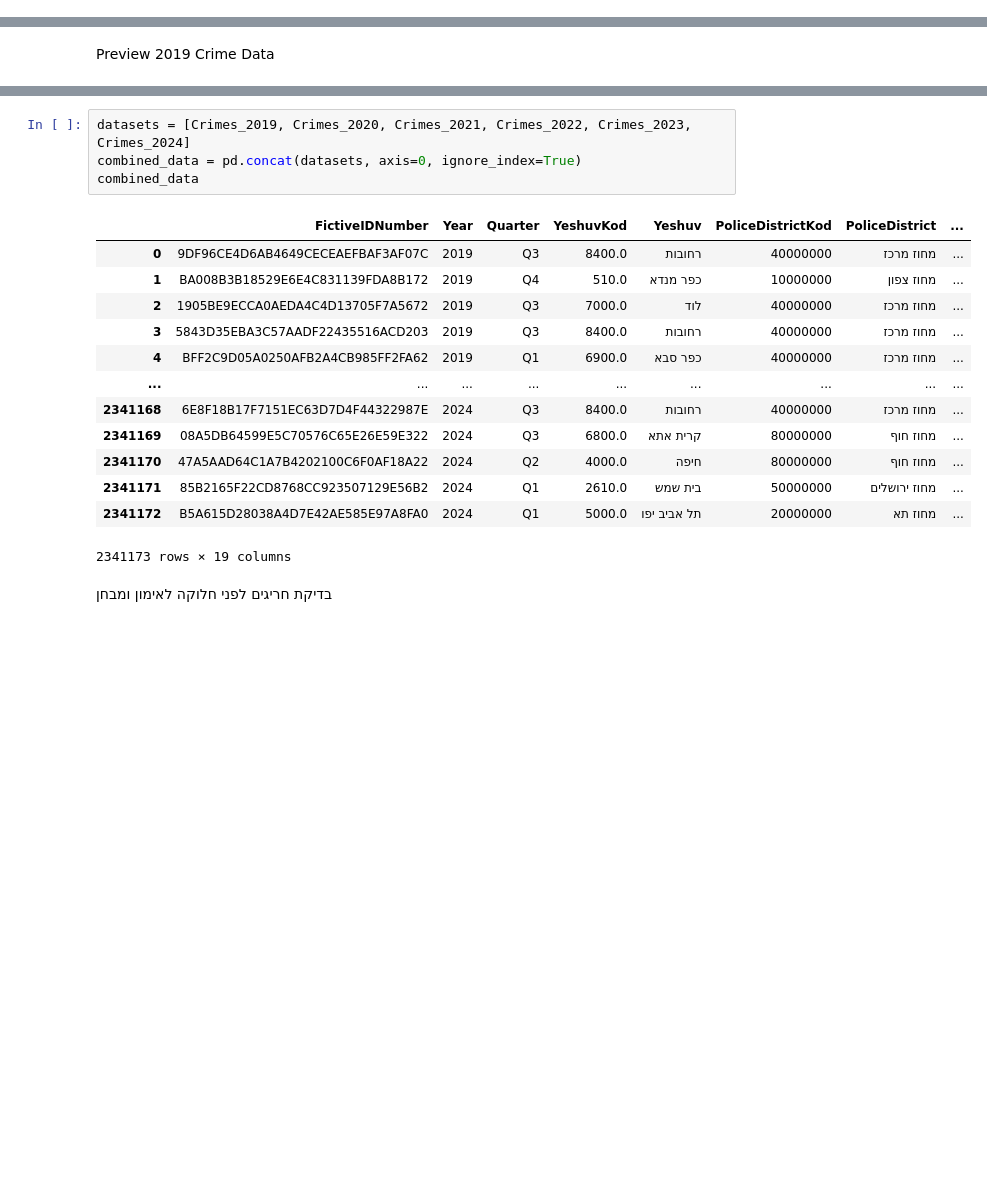
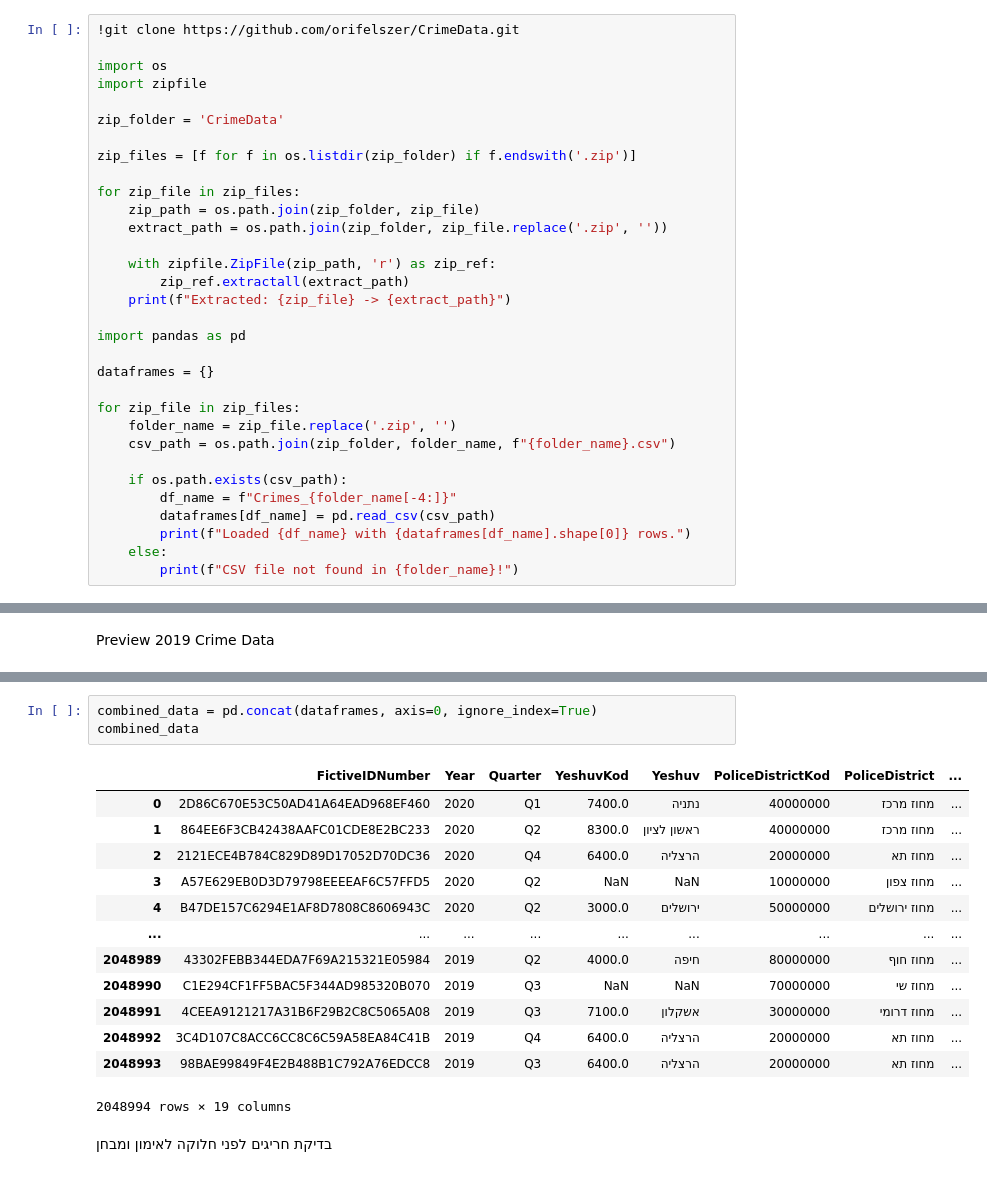
Before and after one commit to orifelszer/CrimeData, a Jupyter notebook: Preprocessing.ipynb, the cells around one changed output, grey strips where cells are left out. Cells and saved outputs as stored; diff of their text form; blank space fills up the shorter version.

```diff
--- a/Preprocessing.ipynb
+++ b/Preprocessing.ipynb
@@ -18,3 +18,35 @@ from sklearn.preprocessing import OneHotEncoder, LabelEncoder
 from sklearn.preprocessing import MinMaxScaler
 # %% [markdown]
 Define Paths to Crime Datasets (2019–2024)
+# %%
+!git clone https://github.com/orifelszer/CrimeData.git
+
+import os
+import zipfile
+
+zip_folder = 'CrimeData'
+
+zip_files = [f for f in os.listdir(zip_folder) if f.endswith('.zip')]
+
+for zip_file in zip_files:
+    zip_path = os.path.join(zip_folder, zip_file)
+    extract_path = os.path.join(zip_folder, zip_file.replace('.zip', ''))
+
+    with zipfile.ZipFile(zip_path, 'r') as zip_ref:
+        zip_ref.extractall(extract_path)
+    print(f"Extracted: {zip_file} -> {extract_path}")
+
+import pandas as pd
+
+dataframes = {}
+
+for zip_file in zip_files:
+    folder_name = zip_file.replace('.zip', '')
+    csv_path = os.path.join(zip_folder, folder_name, f"{folder_name}.csv")
+
+    if os.path.exists(csv_path):
+        df_name = f"Crimes_{folder_name[-4:]}"
+        dataframes[df_name] = pd.read_csv(csv_path)
+        print(f"Loaded {df_name} with {dataframes[df_name].shape[0]} rows.")
+    else:
+        print(f"CSV file not found in {folder_name}!")
@@ -46,23 +98,22 @@ Crimes_2019.head()
 | 3 | 5843D35EBA3C57AADF22435516ACD203 | 2019 | Q3 | 8400.0 | רחובות | 40000000 | מחוז מרכז | ... |
 | 4 | BFF2C9D05A0250AFB2A4CB985FF2FA62 | 2019 | Q1 | 6900.0 | כפר סבא | 40000000 | מחוז מרכז | ... |
 # %%
-datasets = [Crimes_2019, Crimes_2020, Crimes_2021, Crimes_2022, Crimes_2023, Crimes_2024]
-combined_data = pd.concat(datasets, axis=0, ignore_index=True)
+combined_data = pd.concat(dataframes, axis=0, ignore_index=True)
 combined_data
 # %% [output]
 |  | FictiveIDNumber | Year | Quarter | YeshuvKod | Yeshuv | PoliceDistrictKod | PoliceDistrict | ... |
-| 0 | 9DF96CE4D6AB4649CECEAEFBAF3AF07C | 2019 | Q3 | 8400.0 | רחובות | 40000000 | מחוז מרכז | ... |
-| 1 | BA008B3B18529E6E4C831139FDA8B172 | 2019 | Q4 | 510.0 | כפר מנדא | 10000000 | מחוז צפון | ... |
-| 2 | 1905BE9ECCA0AEDA4C4D13705F7A5672 | 2019 | Q3 | 7000.0 | לוד | 40000000 | מחוז מרכז | ... |
-| 3 | 5843D35EBA3C57AADF22435516ACD203 | 2019 | Q3 | 8400.0 | רחובות | 40000000 | מחוז מרכז | ... |
-| 4 | BFF2C9D05A0250AFB2A4CB985FF2FA62 | 2019 | Q1 | 6900.0 | כפר סבא | 40000000 | מחוז מרכז | ... |
+| 0 | 2D86C670E53C50AD41A64EAD968EF460 | 2020 | Q1 | 7400.0 | נתניה | 40000000 | מחוז מרכז | ... |
+| 1 | 864EE6F3CB42438AAFC01CDE8E2BC233 | 2020 | Q2 | 8300.0 | ראשון לציון | 40000000 | מחוז מרכז | ... |
+| 2 | 2121ECE4B784C829D89D17052D70DC36 | 2020 | Q4 | 6400.0 | הרצליה | 20000000 | מחוז תא | ... |
+| 3 | A57E629EB0D3D79798EEEEAF6C57FFD5 | 2020 | Q2 | NaN | NaN | 10000000 | מחוז צפון | ... |
+| 4 | B47DE157C6294E1AF8D7808C8606943C | 2020 | Q2 | 3000.0 | ירושלים | 50000000 | מחוז ירושלים | ... |
 | ... | ... | ... | ... | ... | ... | ... | ... | ... |
-| 2341168 | 6E8F18B17F7151EC63D7D4F44322987E | 2024 | Q3 | 8400.0 | רחובות | 40000000 | מחוז מרכז | ... |
-| 2341169 | 08A5DB64599E5C70576C65E26E59E322 | 2024 | Q3 | 6800.0 | קרית אתא | 80000000 | מחוז חוף | ... |
-| 2341170 | 47A5AAD64C1A7B4202100C6F0AF18A22 | 2024 | Q2 | 4000.0 | חיפה | 80000000 | מחוז חוף | ... |
-| 2341171 | 85B2165F22CD8768CC923507129E56B2 | 2024 | Q1 | 2610.0 | בית שמש | 50000000 | מחוז ירושלים | ... |
-| 2341172 | B5A615D28038A4D7E42AE585E97A8FA0 | 2024 | Q1 | 5000.0 | תל אביב יפו | 20000000 | מחוז תא | ... |
+| 2048989 | 43302FEBB344EDA7F69A215321E05984 | 2019 | Q2 | 4000.0 | חיפה | 80000000 | מחוז חוף | ... |
+| 2048990 | C1E294CF1FF5BAC5F344AD985320B070 | 2019 | Q3 | NaN | NaN | 70000000 | מחוז שי | ... |
+| 2048991 | 4CEEA9121217A31B6F29B2C8C5065A08 | 2019 | Q3 | 7100.0 | אשקלון | 30000000 | מחוז דרומי | ... |
+| 2048992 | 3C4D107C8ACC6CC8C6C59A58EA84C41B | 2019 | Q4 | 6400.0 | הרצליה | 20000000 | מחוז תא | ... |
+| 2048993 | 98BAE99849F4E2B488B1C792A76EDCC8 | 2019 | Q3 | 6400.0 | הרצליה | 20000000 | מחוז תא | ... |
-2341173 rows × 19 columns
+2048994 rows × 19 columns
 # %% [markdown]
 בדיקת חריגים לפני חלוקה לאימון ומבחן
 # %%
```
Also changed, not shown: parts of 14 cells of this notebook.
